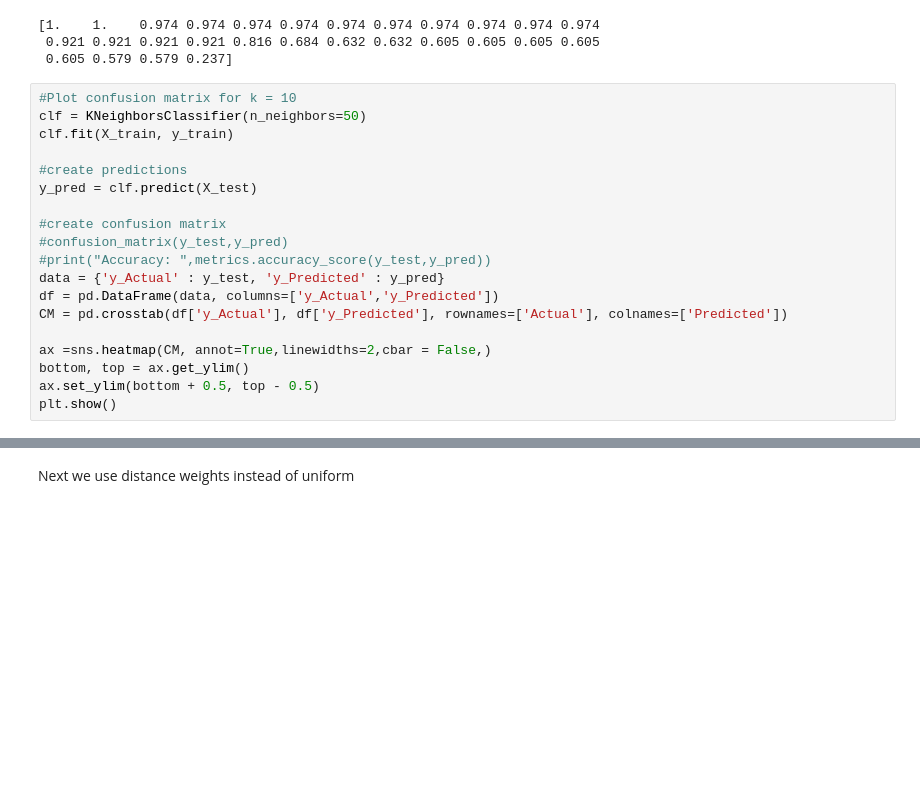
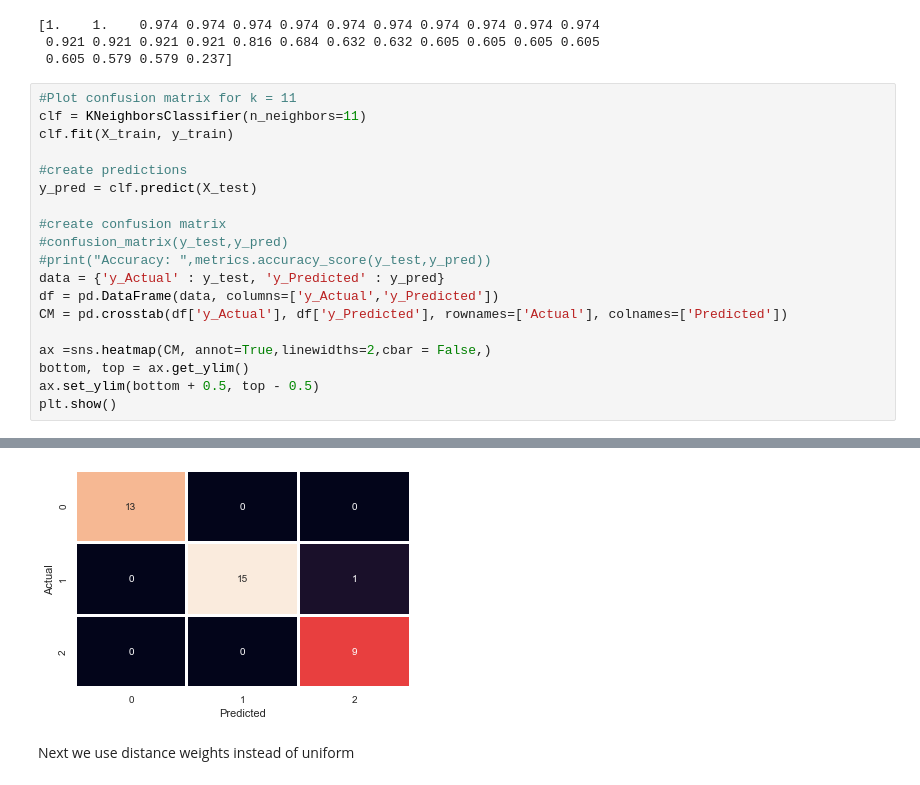
Before and after one commit to antondanieli/DAT405-assignments, a Jupyter notebook: assignments/assignment 2/assignment_2.ipynb, the cells around one changed output, grey strips where cells are left out. Saved outputs shown, nothing was run; the diff lists cells and outputs as text; blank space fills up the shorter version.

```diff
--- a/assignments/assignment 2/assignment_2.ipynb
+++ b/assignments/assignment 2/assignment_2.ipynb
@@ -191,8 +191,8 @@ print(np.round(accuracy_score_uniform,3))
  0.921 0.921 0.921 0.921 0.816 0.684 0.632 0.632 0.605 0.605 0.605 0.605
  0.605 0.579 0.579 0.237]
 # %%
-#Plot confusion matrix for k = 10
-clf = KNeighborsClassifier(n_neighbors=50)
+#Plot confusion matrix for k = 11
+clf = KNeighborsClassifier(n_neighbors=11)
 clf.fit(X_train, y_train)
 
 #create predictions
@@ -214,3 +213,4 @@ SyntaxError: positional argument follows keyword argument (<ipython-input-73-88a
+[figure, added]
 # %% [markdown]
 Next we use distance weights instead of uniform
 # %%
```
Also changed, not shown: parts of 3 cells of this notebook.
